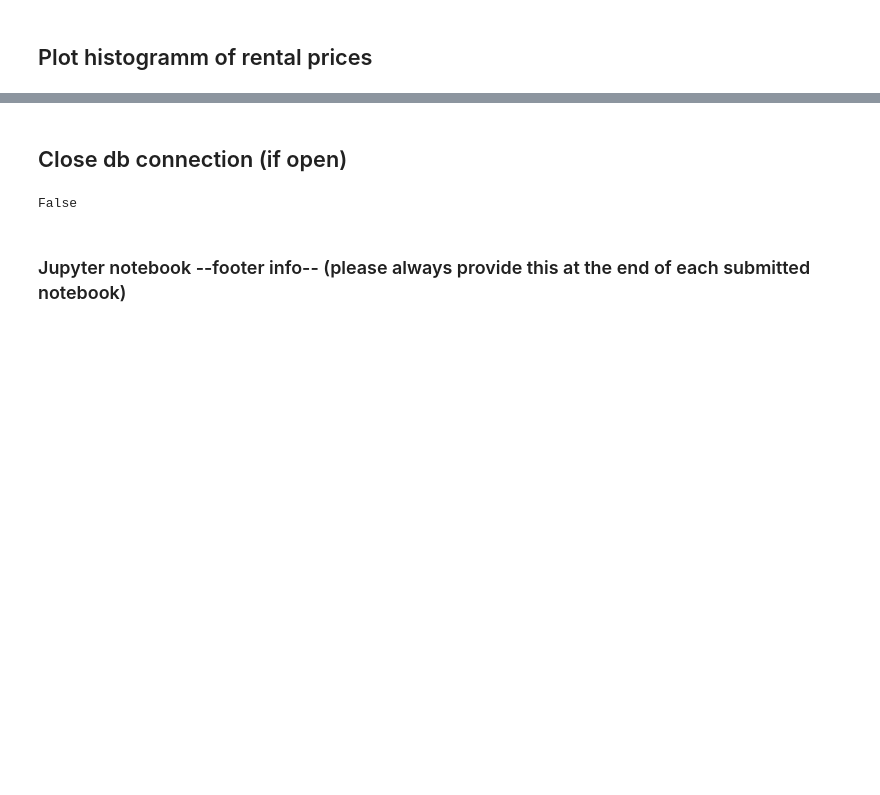
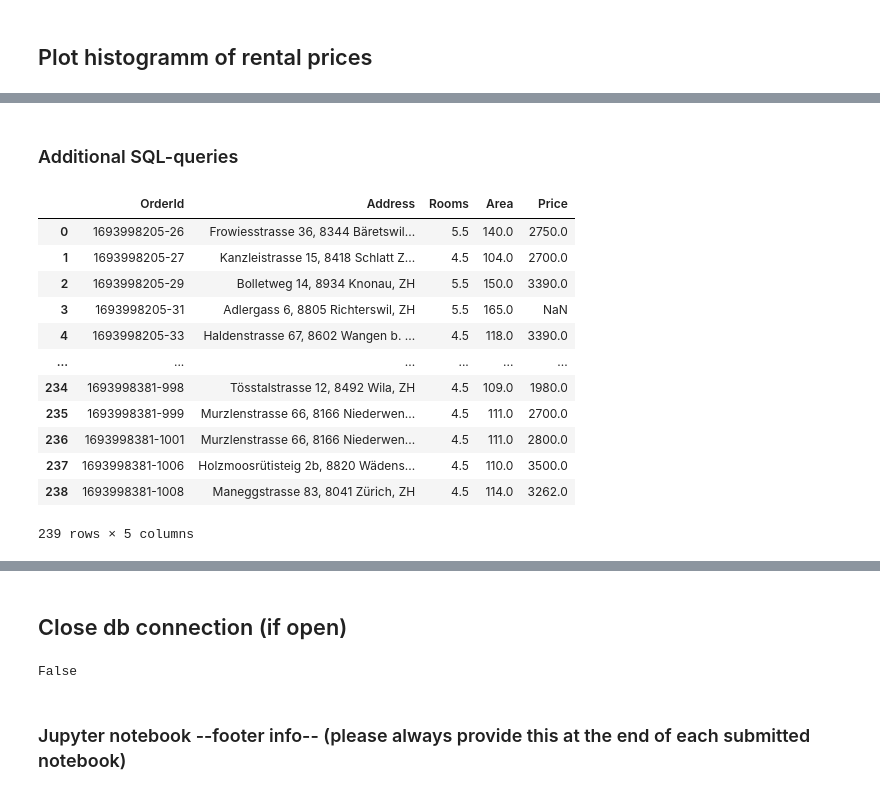
Before and after one commit to TimDubath-dev/data_analytics, a Jupyter notebook: Week_02/apartments_database_Python.ipynb, the cells around one changed output, grey strips where cells are left out. Cells and saved outputs as stored; diff of their text form; code cells hidden in the pictures; blank space fills up the shorter version.

```diff
--- a/Week_02/apartments_database_Python.ipynb
+++ b/Week_02/apartments_database_Python.ipynb
@@ -115,0 +116,25 @@ plt.grid(axis='y', alpha=0.75)
+# %% [markdown]
+### Additional SQL-queries
+# %%
+# Query apartments with >= 4.0 rooms and area >= 100m2
+cursor.execute('''SELECT *
+               FROM apartments_table
+               WHERE Rooms >= 4.0 AND Area >= 100''')
+
+df_filtered = pd.DataFrame(cursor.fetchall(),
+                  columns=['OrderId','Address','Rooms','Area','Price'])
+df_filtered
+# %% [output]
+|  | OrderId | Address | Rooms | Area | Price |
+| 0 | 1693998205-26 | Frowiesstrasse 36, 8344 Bäretswil... | 5.5 | 140.0 | 2750.0 |
+| 1 | 1693998205-27 | Kanzleistrasse 15, 8418 Schlatt Z... | 4.5 | 104.0 | 2700.0 |
+| 2 | 1693998205-29 | Bolletweg 14, 8934 Knonau, ZH | 5.5 | 150.0 | 3390.0 |
+| 3 | 1693998205-31 | Adlergass 6, 8805 Richterswil, ZH | 5.5 | 165.0 | NaN |
+| 4 | 1693998205-33 | Haldenstrasse 67, 8602 Wangen b. ... | 4.5 | 118.0 | 3390.0 |
+| ... | ... | ... | ... | ... | ... |
+| 234 | 1693998381-998 | Tösstalstrasse 12, 8492 Wila, ZH | 4.5 | 109.0 | 1980.0 |
+| 235 | 1693998381-999 | Murzlenstrasse 66, 8166 Niederwen... | 4.5 | 111.0 | 2700.0 |
+| 236 | 1693998381-1001 | Murzlenstrasse 66, 8166 Niederwen... | 4.5 | 111.0 | 2800.0 |
+| 237 | 1693998381-1006 | Holzmoosrütisteig 2b, 8820 Wädens... | 4.5 | 110.0 | 3500.0 |
+| 238 | 1693998381-1008 | Maneggstrasse 83, 8041 Zürich, ZH | 4.5 | 114.0 | 3262.0 |
+239 rows × 5 columns
```
Also changed, not shown: parts of 6 cells of this notebook, 2 other files.
